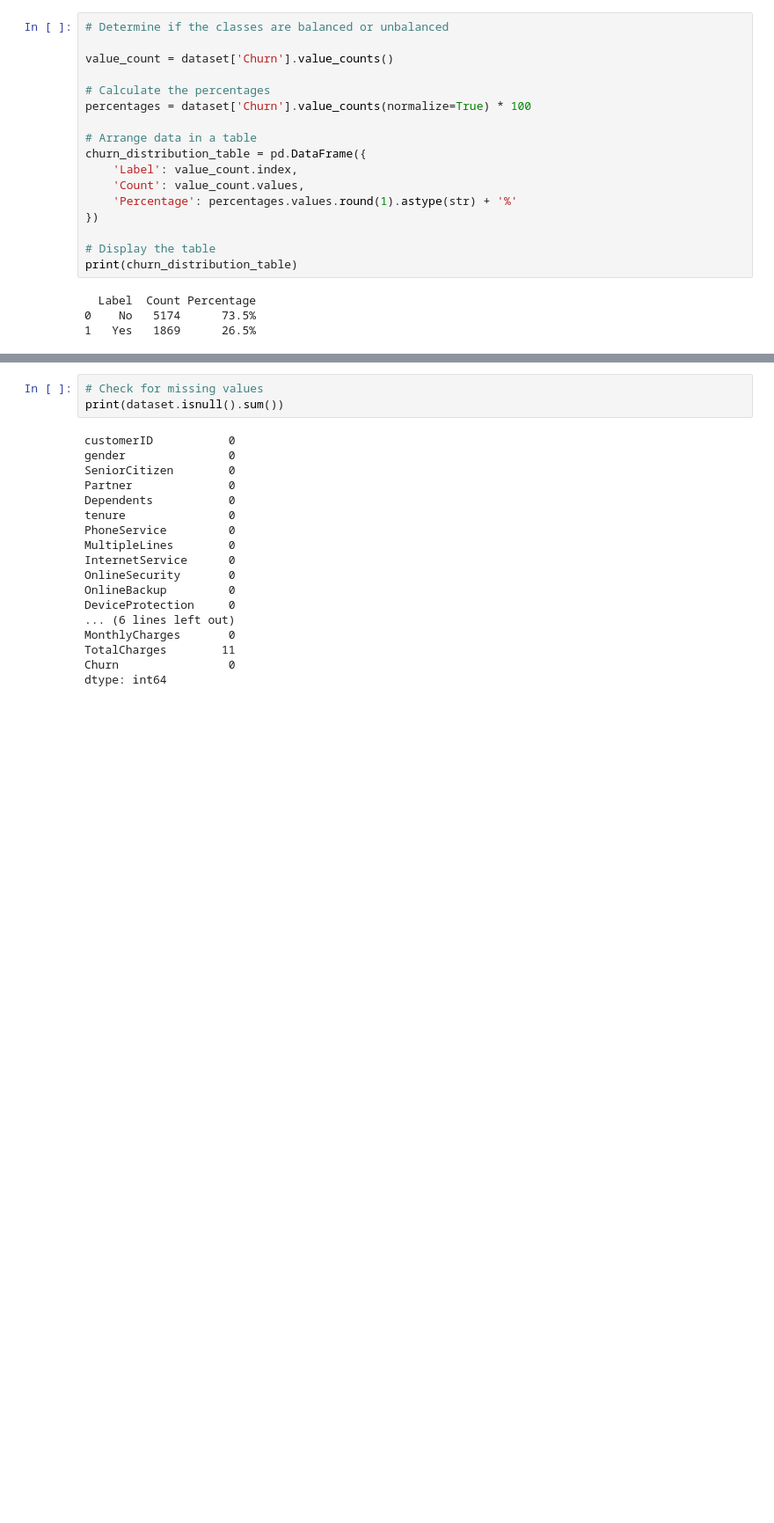
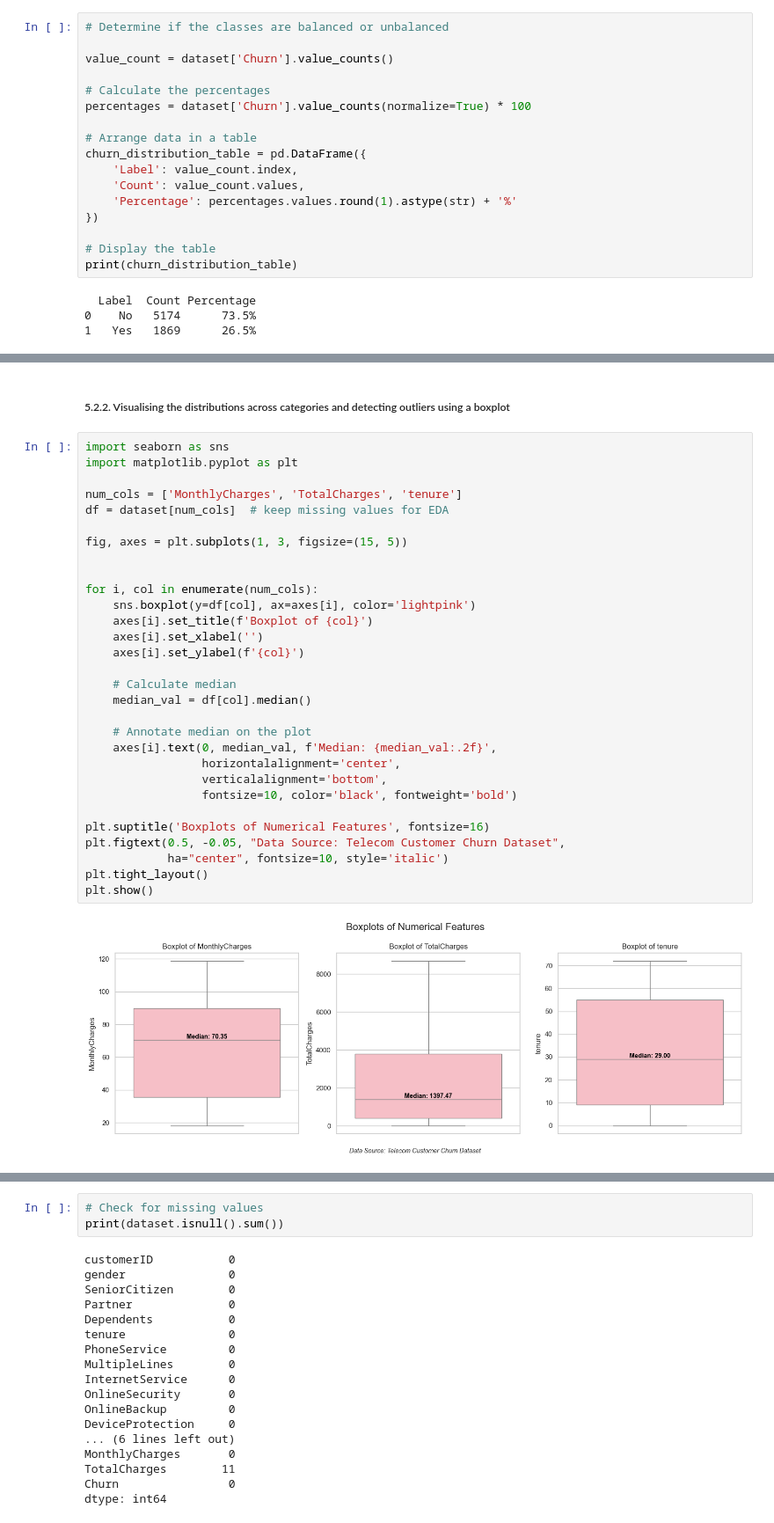
Before and after one commit to codedbyseosy/Exploratory-Data-Analysis-EDA-Project, a Jupyter notebook: Customer Churn Prediction/notebooks/01_eda.ipynb, the cells around one changed output, grey strips where cells are left out. Shown at 88% size. Saved outputs shown, nothing was run; the diff lists cells and outputs as text; blank space fills up the shorter version.

```diff
--- a/Customer Churn Prediction/notebooks/01_eda.ipynb
+++ b/Customer Churn Prediction/notebooks/01_eda.ipynb
@@ -468,0 +665,34 @@ Notes: Justification for why the last column was selected as the dependent varia
+# %% [markdown]
+##### 5.2.2. Visualising the distributions across categories and detecting outliers using a boxplot
+# %%
+import seaborn as sns
+import matplotlib.pyplot as plt
+
+num_cols = ['MonthlyCharges', 'TotalCharges', 'tenure']
+df = dataset[num_cols]  # keep missing values for EDA
+
+fig, axes = plt.subplots(1, 3, figsize=(15, 5))
+
+
+for i, col in enumerate(num_cols):
+    sns.boxplot(y=df[col], ax=axes[i], color='lightpink')
+    axes[i].set_title(f'Boxplot of {col}')
+    axes[i].set_xlabel('')
+    axes[i].set_ylabel(f'{col}')
+
+    # Calculate median
+    median_val = df[col].median()
+
+    # Annotate median on the plot
+    axes[i].text(0, median_val, f'Median: {median_val:.2f}',
+                 horizontalalignment='center',
+                 verticalalignment='bottom',
+                 fontsize=10, color='black', fontweight='bold')
+
+plt.suptitle('Boxplots of Numerical Features', fontsize=16)
+plt.figtext(0.5, -0.05, "Data Source: Telecom Customer Churn Dataset",
+            ha="center", fontsize=10, style='italic')
+plt.tight_layout()
+plt.show()
+# %% [output]
+[figure, added]
```
Also changed, not shown: parts of 81 cells of this notebook, 2 other files.
